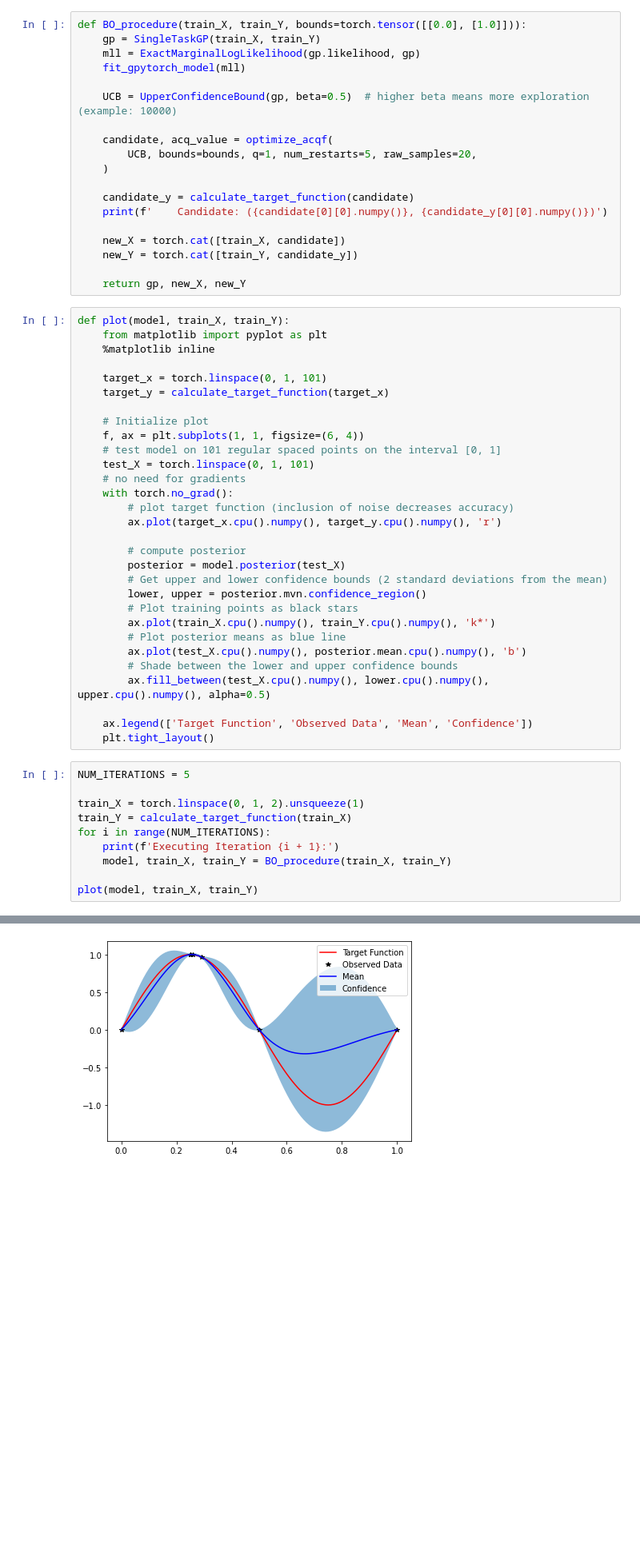
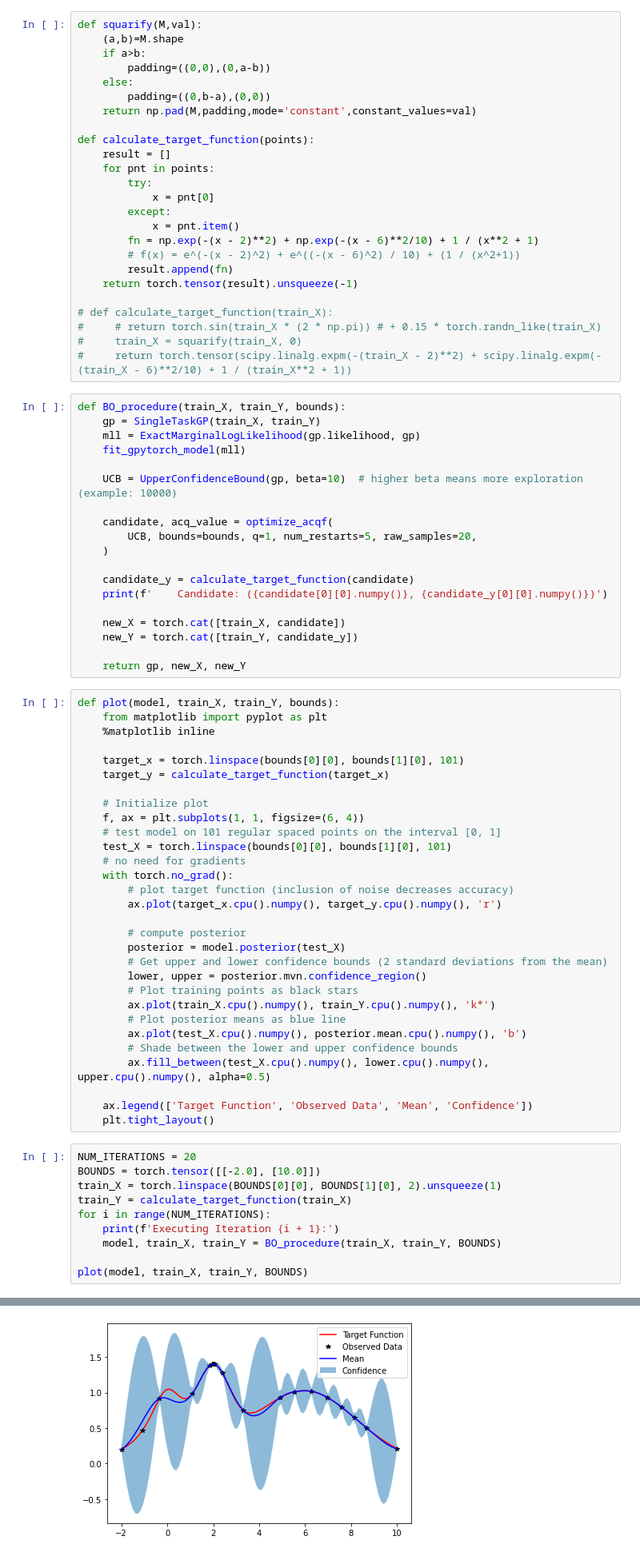
Before and after one commit to OkayJerry/bo-gui, a Jupyter notebook: scripts/quick_max.ipynb, the cells around one changed output, grey strips where cells are left out. Shown at 80% size. Cells and saved outputs as stored; diff of their text form; blank space fills up the shorter version.

Commit message:
accepts any function, finds max in 19 iterations

```diff
--- a/scripts/quick_max.ipynb
+++ b/scripts/quick_max.ipynb
@@ -14,10 +12,35 @@ def calculate_target_function(train_X):
+# %%
+def squarify(M,val):
+    (a,b)=M.shape
+    if a>b:
+        padding=((0,0),(0,a-b))
+    else:
+        padding=((0,b-a),(0,0))
+    return np.pad(M,padding,mode='constant',constant_values=val)
+
+def calculate_target_function(points):
+    result = []
+    for pnt in points:
+        try:
+            x = pnt[0]
+        except:
+            x = pnt.item()
+        fn = np.exp(-(x - 2)**2) + np.exp(-(x - 6)**2/10) + 1 / (x**2 + 1)
+        # f(x) = e^(-(x - 2)^2) + e^((-(x - 6)^2) / 10) + (1 / (x^2+1))
+        result.append(fn)
+    return torch.tensor(result).unsqueeze(-1)
+
+# def calculate_target_function(train_X):
+#     # return torch.sin(train_X * (2 * np.pi)) # + 0.15 * torch.randn_like(train_X)
+#     train_X = squarify(train_X, 0)
+#     return torch.tensor(scipy.linalg.expm(-(train_X - 2)**2) + scipy.linalg.expm(-(train_X - 6)**2/10) + 1 / (train_X**2 + 1))
 # %%
-def BO_procedure(train_X, train_Y, bounds=torch.tensor([[0.0], [1.0]])):
+def BO_procedure(train_X, train_Y, bounds):
     gp = SingleTaskGP(train_X, train_Y)
     mll = ExactMarginalLogLikelihood(gp.likelihood, gp)
     fit_gpytorch_model(mll)
 
-    UCB = UpperConfidenceBound(gp, beta=0.5)  # higher beta means more exploration (example: 10000)
+    UCB = UpperConfidenceBound(gp, beta=10)  # higher beta means more exploration (example: 10000)
 
     candidate, acq_value = optimize_acqf(
         UCB, bounds=bounds, q=1, num_restarts=5, raw_samples=20,
@@ -31,17 +54,17 @@ def BO_procedure(train_X, train_Y, bounds=torch.tensor([[0.0], [1.0]])):
 
     return gp, new_X, new_Y
 # %%
-def plot(model, train_X, train_Y):
+def plot(model, train_X, train_Y, bounds):
     from matplotlib import pyplot as plt
     %matplotlib inline
 
-    target_x = torch.linspace(0, 1, 101)
+    target_x = torch.linspace(bounds[0][0], bounds[1][0], 101)
     target_y = calculate_target_function(target_x)
 
     # Initialize plot
     f, ax = plt.subplots(1, 1, figsize=(6, 4))
     # test model on 101 regular spaced points on the interval [0, 1]
-    test_X = torch.linspace(0, 1, 101)
+    test_X = torch.linspace(bounds[0][0], bounds[1][0], 101)
     # no need for gradients
     with torch.no_grad():
         # plot target function (inclusion of noise decreases accuracy)
@@ -61,14 +84,14 @@ def plot(model, train_X, train_Y):
     ax.legend(['Target Function', 'Observed Data', 'Mean', 'Confidence'])
     plt.tight_layout()
 # %%
-NUM_ITERATIONS = 5
-
-train_X = torch.linspace(0, 1, 2).unsqueeze(1)
+NUM_ITERATIONS = 20
+BOUNDS = torch.tensor([[-2.0], [10.0]])
+train_X = torch.linspace(BOUNDS[0][0], BOUNDS[1][0], 2).unsqueeze(1)
 train_Y = calculate_target_function(train_X)
 for i in range(NUM_ITERATIONS):
     print(f'Executing Iteration {i + 1}:')
-    model, train_X, train_Y = BO_procedure(train_X, train_Y)
+    model, train_X, train_Y = BO_procedure(train_X, train_Y, BOUNDS)
 
-plot(model, train_X, train_Y)
+plot(model, train_X, train_Y, BOUNDS)
 # %% [output]
 Executing Iteration 1:
@@ -84 +114 @@ Executing Iteration 5:
-[figure, old version]
+[figure, new version]
```
Also changed, not shown: parts of 3 cells of this notebook.
